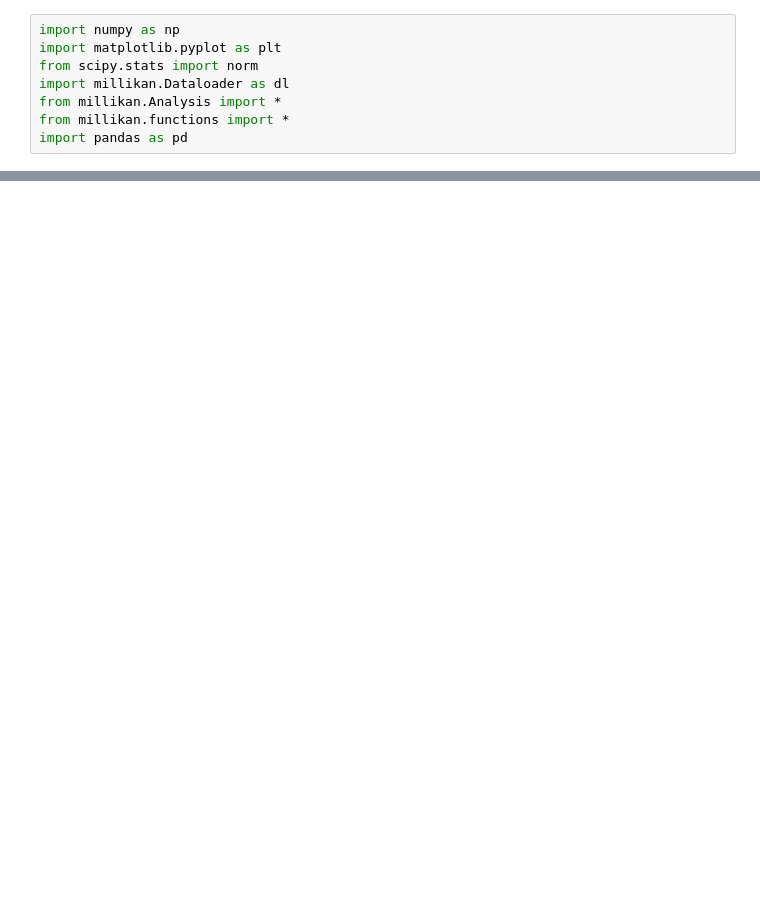
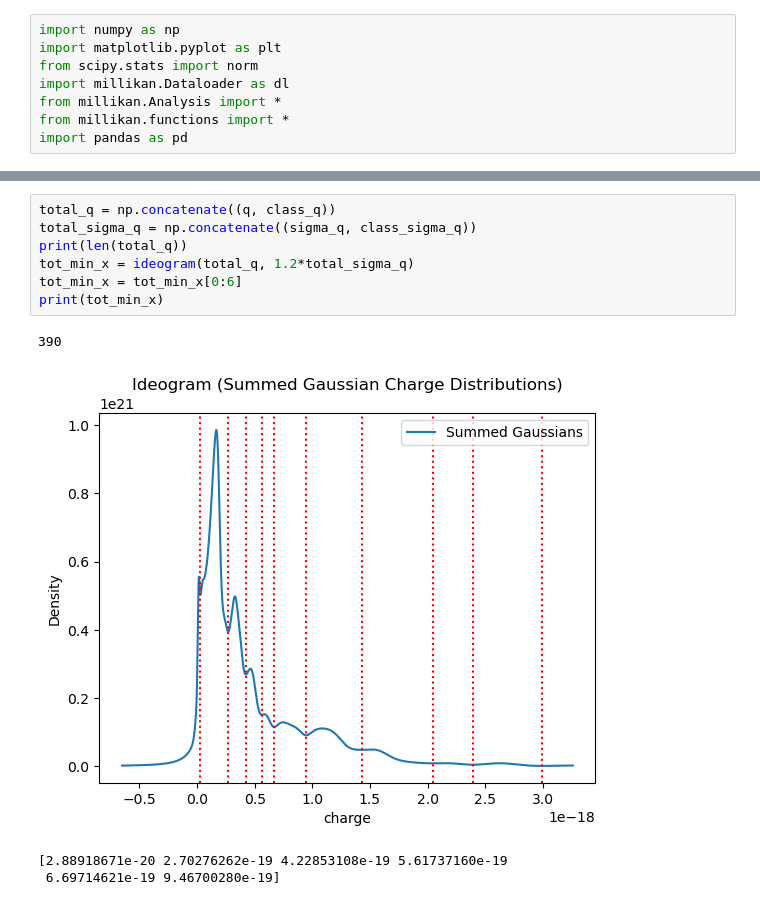
Before and after one commit to Steinburglar/advanced_exp, a Jupyter notebook: FAFO/TestLucas.ipynb, the cells around one changed output, grey strips where cells are left out. Cells and saved outputs as stored; diff of their text form; blank space fills up the shorter version.

```diff
--- a/FAFO/TestLucas.ipynb
+++ b/FAFO/TestLucas.ipynb
@@ -79,0 +85,12 @@ Intercept: 1.407e-19 ± 2.126e-21
+# %%
+total_q = np.concatenate((q, class_q))
+total_sigma_q = np.concatenate((sigma_q, class_sigma_q))
+print(len(total_q))
+tot_min_x = ideogram(total_q, 1.2*total_sigma_q)
+tot_min_x = tot_min_x[0:6]
+print(tot_min_x)
+# %% [output]
+390
+[figure, added]
+[2.88918671e-20 2.70276262e-19 4.22853108e-19 5.61737160e-19
+ 6.69714621e-19 9.46700280e-19]
```
Also changed, not shown: parts of 6 cells of this notebook, 2 other files.
